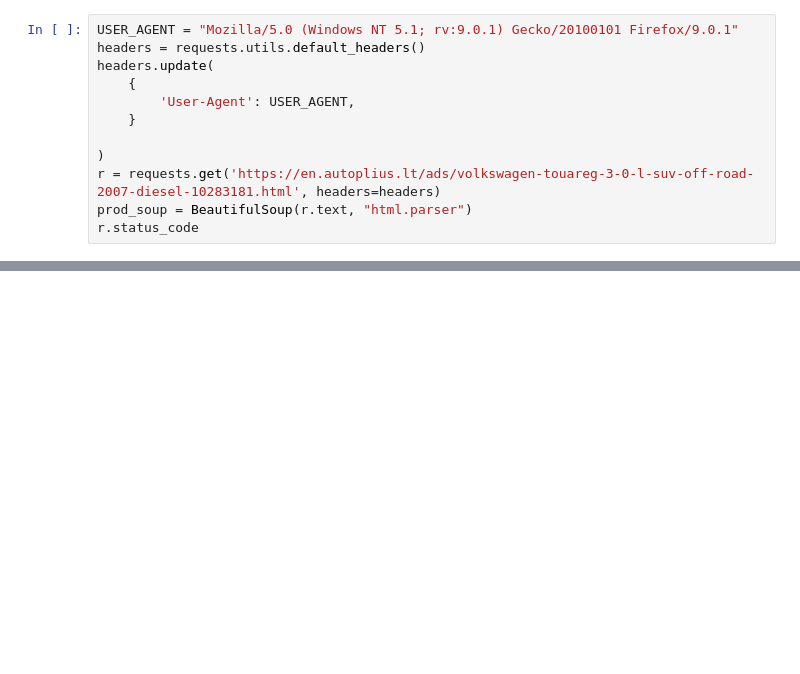
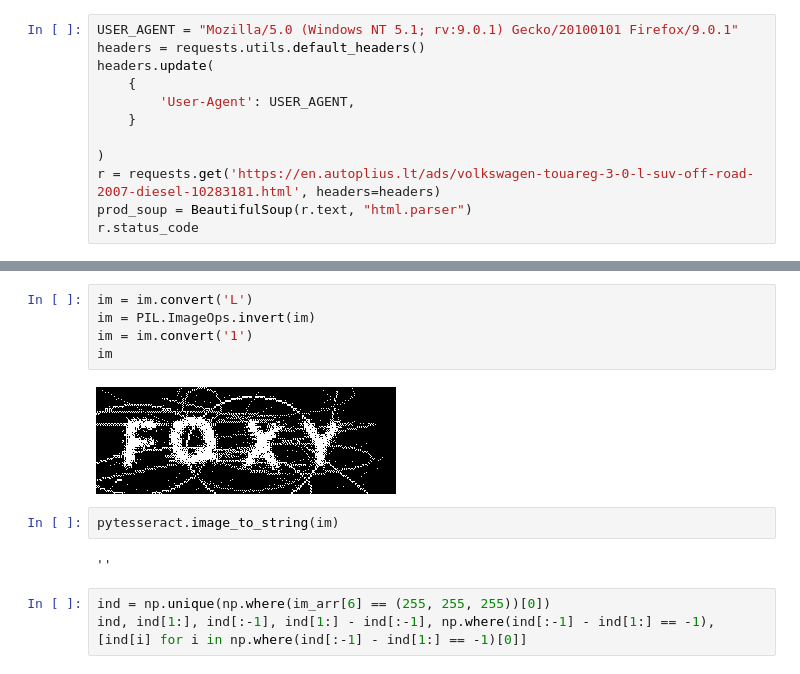
Before and after one commit to domantasm96/autoplius, a Jupyter notebook: debugging.ipynb, the cells around one changed output, grey strips where cells are left out. Cells and saved outputs as stored; diff of their text form; blank space fills up the shorter version.

```diff
--- a/debugging.ipynb
+++ b/debugging.ipynb
@@ -45,0 +81,14 @@ if len(re.findall('embedded-picture .*"', r.text)):
+# %%
+im = im.convert('L')
+im = PIL.ImageOps.invert(im)
+im = im.convert('1')
+im
+# %% [output]
+[figure, added]
+# %%
+pytesseract.image_to_string(im)
+# %% [output]
+''
+# %%
+ind = np.unique(np.where(im_arr[6] == (255, 255, 255))[0])
+ind, ind[1:], ind[:-1], ind[1:] - ind[:-1], np.where(ind[:-1] - ind[1:] == -1), [ind[i] for i in np.where(ind[:-1] - ind[1:] == -1)[0]]
```
Also changed, not shown: parts of 25 cells of this notebook, 1 other file.
